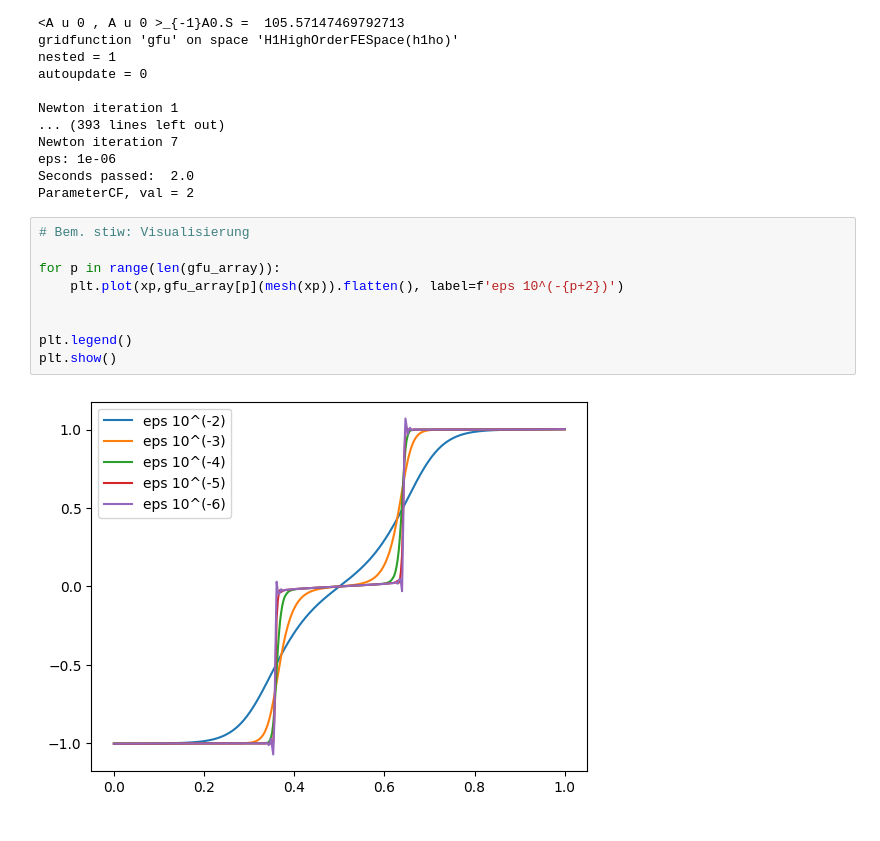
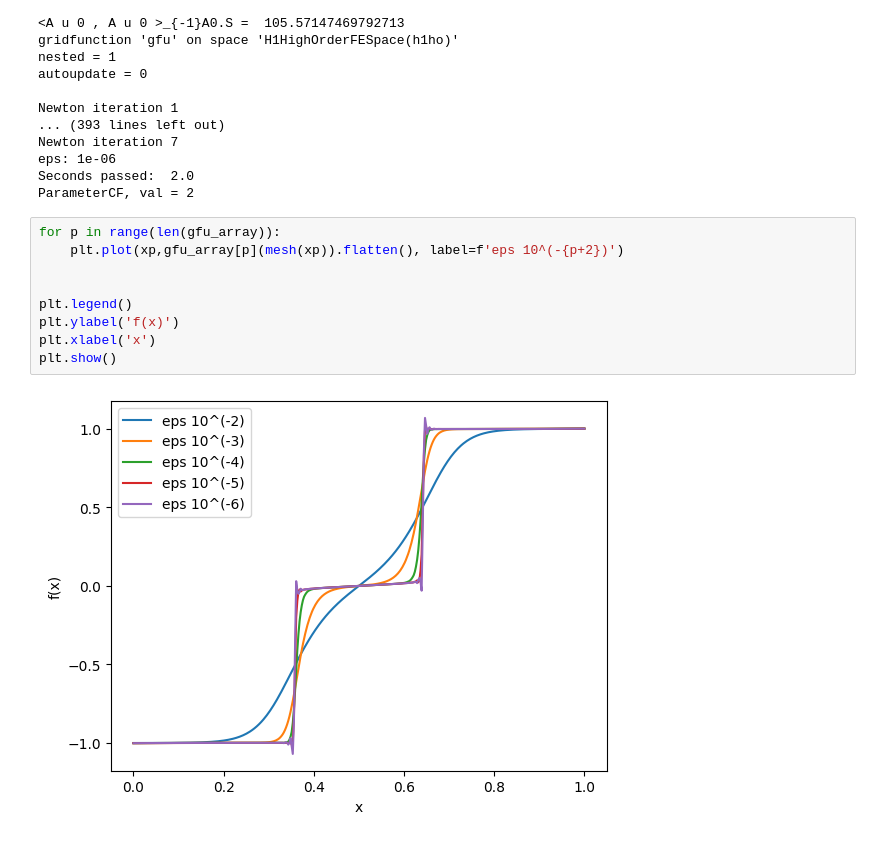
Before and after one commit to cyrilgabriele/HANA_Gruppe2, a Jupyter notebook: Notebooks/1D_Problem_EpsVergleich.ipynb, the cells around one changed output. Cells and saved outputs as stored; diff of their text form.

```diff
--- a/Notebooks/1D_Problem_EpsVergleich.ipynb
+++ b/Notebooks/1D_Problem_EpsVergleich.ipynb
@@ -161,13 +164,13 @@ eps: 1e-06
 Seconds passed:  2.0
 ParameterCF, val = 2
 # %%
-# Bem. stiw: Visualisierung
-
 for p in range(len(gfu_array)):
     plt.plot(xp,gfu_array[p](mesh(xp)).flatten(), label=f'eps 10^(-{p+2})')
 
 
 plt.legend()
+plt.ylabel('f(x)')
+plt.xlabel('x')
 plt.show()
 # %% [output]
-[figure, old version]
+[figure, new version]
```
Also changed, not shown: parts of 1 cell of this notebook, 3 other files.
